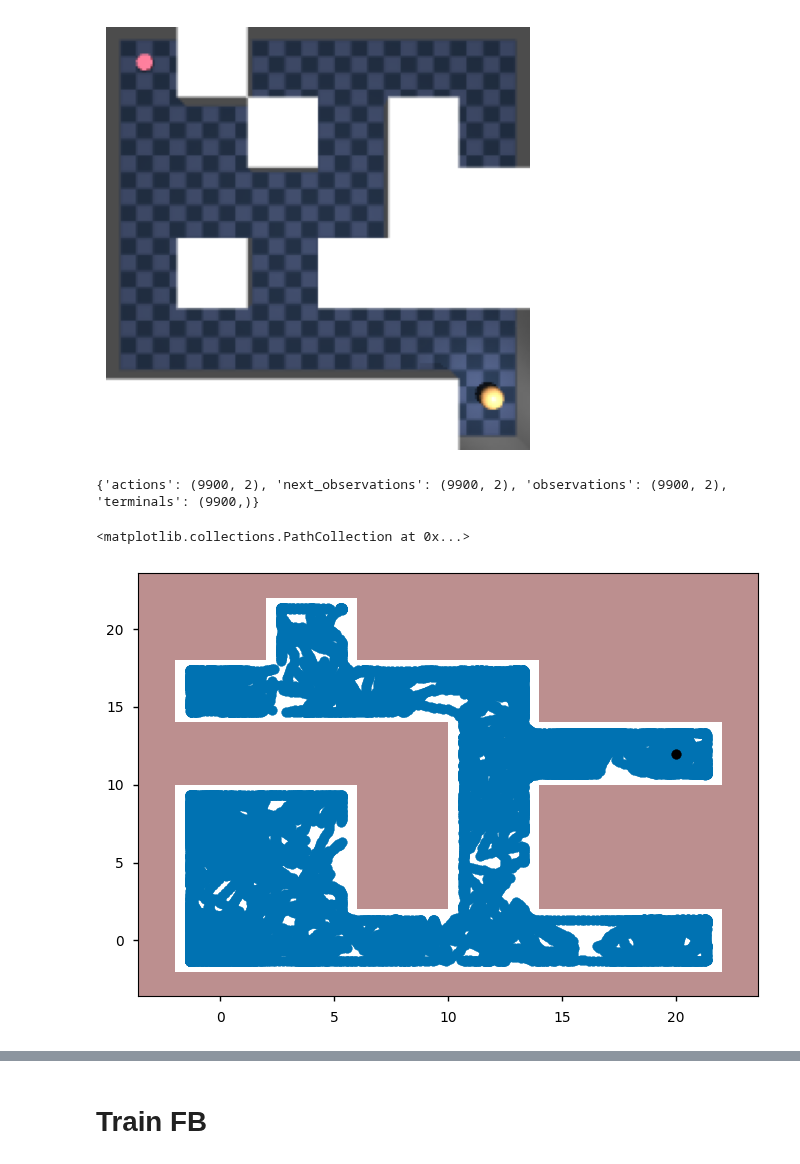
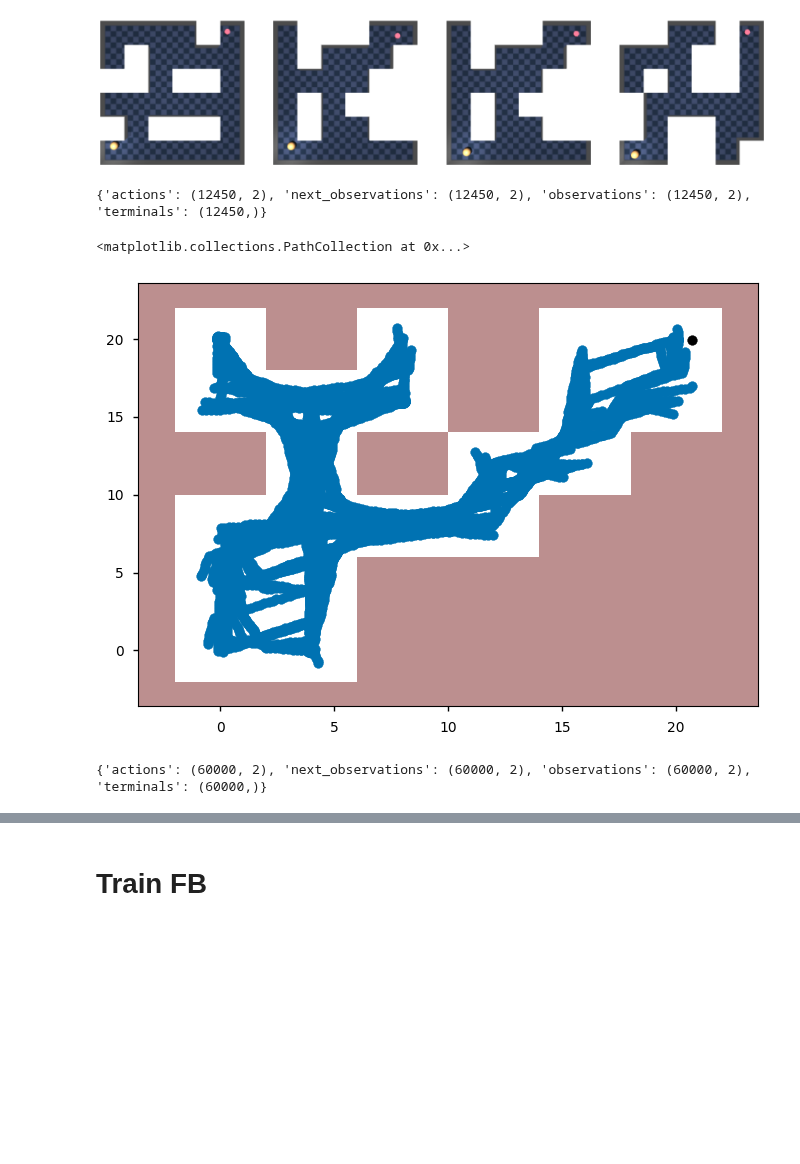
Before and after one commit to skylooop/BeliefConditionedFB, a Jupyter notebook: notebooks/pointmass_fb.ipynb, the cells around one changed output, grey strips where cells are left out. Saved outputs shown, nothing was run; the diff lists cells and outputs as text; code cells hidden in the pictures; blank space fills up the shorter version.

```diff
--- a/notebooks/pointmass_fb.ipynb
+++ b/notebooks/pointmass_fb.ipynb
@@ -123,28 +101,54 @@ def evaluate(
 # %%
 def render_maze(index, ax=None):
-    # i = np.random.randint(10) # num train maps
     maze = gymnasium.make(f'pointmaze-medium-layout-{index}', render_mode='rgb_array')
     ob, info = maze.reset(options=dict(collect=False))
     frame = maze.render()
     if ax is None:
         plt.imshow(frame)
         plt.axis('off')
-        plt.savefig("pointmas_env.svg", dpi=300)
         plt.show()
     else:
         ax.imshow(frame)
         ax.axis('off')
-        # ax.show()
     maze.close()
 
-# fig, ax = plt.subplots(figsize=(20, 8), nrows=1, ncols=4)
-# for i, cur_ax in enumerate(ax.flatten()):
-#     # i = np.random.randint(10)
-#     render_maze(index=i, ax=cur_ax)
-# fig.savefig("pointmas_env.svg", dpi=300)
+fig, ax = plt.subplots(figsize=(20, 8), nrows=1, ncols=4)
+for i, cur_ax in enumerate(ax.flatten()):
+    i = np.random.randint(10)
+    render_maze(index=i, ax=cur_ax)
 render_maze(0)
 # %% [output]
-[figure, old version]
+[figure, new version]
+# %%
+from ogbench.utils import load_dataset
+
+def concatenate_dicts(dict1, dict2):
+    return jax.tree.map(lambda x, y: jnp.concatenate([x, y]), dict1, dict2)
+
+whole_data = []
+NUM_TRAIN_LAYOUTS = 1
+
+for i in range(1, NUM_TRAIN_LAYOUTS + 1):
+    cur_data = load_dataset(f"../aux_data/pointmaze-layout-{i}.npz")
+    whole_data.append(cur_data)
+
+whole_data = functools.reduce(concatenate_dicts, whole_data)
+pprint(jax.tree.map(lambda x: x.shape, whole_data))
+whole_dataset = Dataset.create(**jax.device_get(whole_data))
+
+env = gymnasium.make("pointmaze-medium-layout-1", render_mode='rgb_array')
+env = MazeVizWrapper(env)
+ob, info = env.reset(options=dict(collect=False))
+
+fig, ax = plt.subplots()
+polygons = env.draw(ax=ax)
+ax.scatter(whole_dataset['observations'].reshape(-1, 2)[:10000 - 300, 0], whole_dataset['observations'].reshape(-1, 2)[:10000-300, 1])
+goal = info.get('goal')
+ax.scatter(goal[0], goal[1], c='black')
+# %% [output]
+{'actions': (12450, 2), 'next_observations': (12450, 2), 'observations': (12450, 2), 'terminals': (12450,)}
+<matplotlib.collections.PathCollection at 0x...>
+[figure, added]
 # %%
 from ogbench.utils import load_dataset
 
@@ -152,10 +156,10 @@ def concatenate_dicts(dict1, dict2):
     return jax.tree.map(lambda x, y: jnp.concatenate([x, y]), dict1, dict2)
 
 whole_data = []
-NUM_TRAIN_LAYOUTS = 1
+NUM_TRAIN_LAYOUTS = 3
 
 for i in range(1, NUM_TRAIN_LAYOUTS + 1):
-    cur_data = load_dataset(f"/home/m_bobrin/ZeroShotRL/aux_data/pointmaze-layout-{i}.npz")
+    cur_data = load_dataset(f"../aux_data/pointmaze-layout{i}.npz")
     whole_data.append(cur_data)
 
 whole_data = functools.reduce(concatenate_dicts, whole_data)
@@ -164,15 +168,6 @@ whole_dataset = Dataset.create(**jax.device_get(whole_data))
 
 env = gymnasium.make("pointmaze-medium-layout-1", render_mode='rgb_array')
 env = MazeVizWrapper(env)
-ob, info = env.reset(options=dict(collect=False))
+ob, info = env.reset()
 # %% [output]
-{'actions': (9900, 2), 'next_observations': (9900, 2), 'observations': (9900, 2), 'terminals': (9900,)}
+{'actions': (60000, 2), 'next_observations': (60000, 2), 'observations': (60000, 2), 'terminals': (60000,)}
-# %%
-fig, ax = plt.subplots()
-polygons = env.draw(ax=ax)
-ax.scatter(whole_dataset['observations'].reshape(-1, 2)[:10000 - 300, 0], whole_dataset['observations'].reshape(-1, 2)[:10000-300, 1])
-goal = info.get('goal')
-ax.scatter(goal[0], goal[1], c='black')
-# %% [output]
-<matplotlib.collections.PathCollection at 0x...>
-[figure, removed]
```
Also changed, not shown: parts of 13 cells of this notebook, 19 other files.
